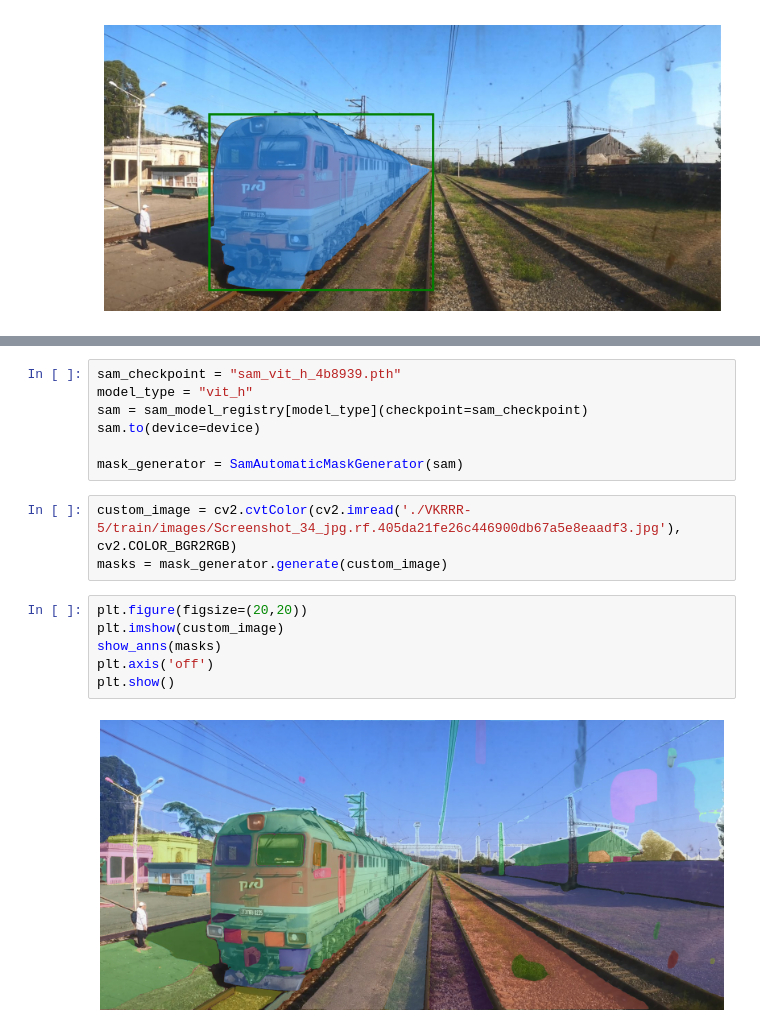
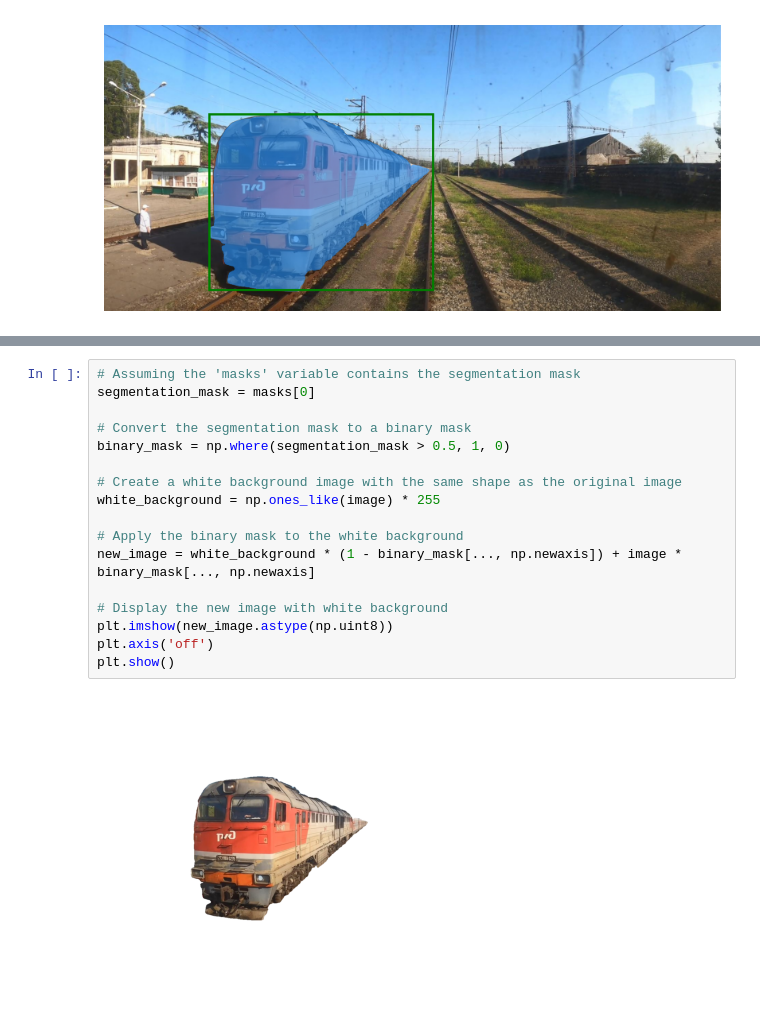
Before and after one commit to artyaltanzaya/SAM, a Jupyter notebook: how-to-use-yolo8v-with-sam.ipynb, the cells around one changed output, grey strips where cells are left out. Cells and saved outputs as stored; diff of their text form; blank space fills up the shorter version.

```diff
--- a/how-to-use-yolo8v-with-sam.ipynb
+++ b/how-to-use-yolo8v-with-sam.ipynb
@@ -193,18 +157,19 @@ def show_anns(anns):
-# %%
-sam_checkpoint = "sam_vit_h_4b8939.pth"
-model_type = "vit_h"
-sam = sam_model_registry[model_type](checkpoint=sam_checkpoint)
-sam.to(device=device)
-
-mask_generator = SamAutomaticMaskGenerator(sam)
-# %%
-custom_image = cv2.cvtColor(cv2.imread('./VKRRR-5/train/images/Screenshot_34_jpg.rf.405da21fe26c446900db67a5e8eaadf3.jpg'), cv2.COLOR_BGR2RGB)
-masks = mask_generator.generate(custom_image)
-# %%
-plt.figure(figsize=(20,20))
-plt.imshow(custom_image)
-show_anns(masks)
-plt.axis('off')
-plt.show()
-# %% [output]
-[figure, removed]
+# %%
+# Assuming the 'masks' variable contains the segmentation mask
+segmentation_mask = masks[0]
+
+# Convert the segmentation mask to a binary mask
+binary_mask = np.where(segmentation_mask > 0.5, 1, 0)
+
+# Create a white background image with the same shape as the original image
+white_background = np.ones_like(image) * 255
+
+# Apply the binary mask to the white background
+new_image = white_background * (1 - binary_mask[..., np.newaxis]) + image * binary_mask[..., np.newaxis]
+
+# Display the new image with white background
+plt.imshow(new_image.astype(np.uint8))
+plt.axis('off')
+plt.show()
+# %% [output]
+[figure, added]
```
Also changed, not shown: parts of 10 cells of this notebook, 1 other file.
